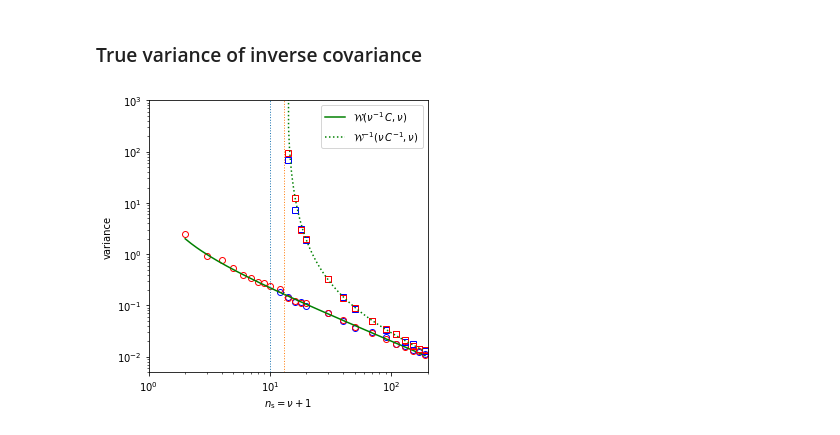
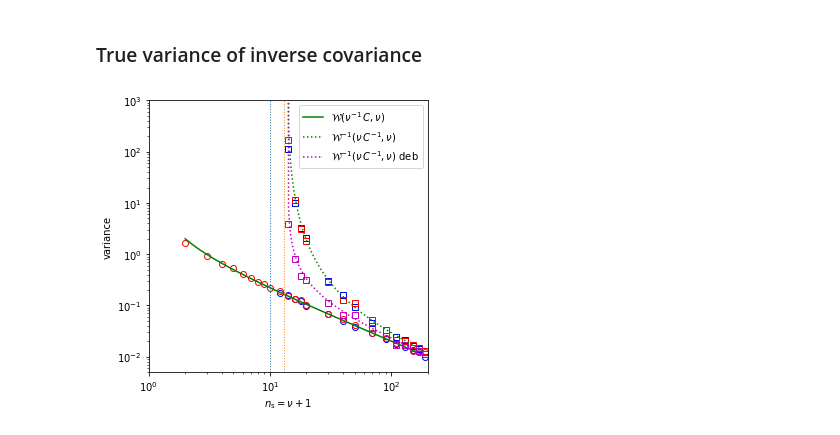
Before and after one commit to emilleishida/CorrMatrix_ABC, a Jupyter notebook: scripts/cov_matrix_definition/wishart.ipynb, the cells around one changed output. Cells and saved outputs as stored; diff of their text form; code cells hidden in the pictures.

Commit message:
Wishart plot

```diff
--- a/scripts/cov_matrix_definition/wishart.ipynb
+++ b/scripts/cov_matrix_definition/wishart.ipynb
@@ -221,27 +221,31 @@ var_mw  = np.ma.masked_array(var_w, mask=mask_w)
 # %% [markdown]
 ### Numerical variance of inverse covariance
 # %%
-var_inv_c   = []
-var_inv_w   = []
+var_inv_c     = []
+var_inv_deb_c = []
+var_inv_w     = []
 mask_c = []
 mask_w  = []
 for n_S in n_S_arr:
 
     if n_S > n_D:
         cij = []
+        cij_deb = []
         for r in range(n_R):
             c = get_cov_ML(cov, n_S)
             # No de-biasing here
             psi = np.linalg.inv(c)
             cij.append(psi[i][j])
+            cij_deb.append(psi[i][j] * (n_S - n_D - 2) / (n_S - 1))
 
         var_inv_c.append(np.var(cij))
+        var_inv_deb_c.append(np.var(cij_deb))
         mask_c.append(0)
     else:
         var_inv_c.append(-1)
+        var_inv_deb_c.append(-1)
         mask_c.append(1)
 
-    #df = n_S - n_D - 2
     df = n_S - 1
     if df > n_D:
         wij = []
@@ -257,6 +261,5 @@ for n_S in n_S_arr:
         mask_w.append(1)
 
 var_inv_mc  = np.ma.masked_array(var_inv_c, mask=mask_c)
+var_inv_deb_mc = np.ma.masked_array(var_inv_deb_c, mask=mask_c)
 var_inv_mw  = np.ma.masked_array(var_inv_w, mask=mask_w)
-print(var_inv_mc[12:16])
-print(var_inv_mw[12:16])
@@ -276,37 +274,43 @@ for n_S in n_S_fine:
 ### True variance of inverse covariance
 # %%
 var_inv_tr  = []
+var_inv_deb_tr = []
 mask = []
 for n_S in n_S_fine:
     if n_S > n_D + 4:
         var_inv_tr.append(2 / (n_S - n_D - 2)**2 / (n_S - n_D - 4) * (n_S - 1)**2 * cov_inv[i][i]**2)
+        var_inv_deb_tr.append(2 / (n_S - n_D - 4) * cov_inv[i][i]**2)
         mask.append(0)
     else:
         var_inv_tr.append(-1)
+        var_inv_deb_tr.append(-1)
         mask.append(1)
 var_inv_trw  = np.ma.masked_array(var_inv_tr, mask=mask)
+var_inv_deb_trw  = np.ma.masked_array(var_inv_deb_tr, mask=mask)
 # %%
 plt.figure(figsize=(5,5))
 plt.plot(n_S_arr, var_mw, 'bo', mfc='none')
 plt.plot(n_S_arr, var_c, 'ro', mfc='none')
 plt.plot(n_S_fine, var_tr, 'g', label='${\\cal W}(\\nu^{-1} \, C, \\nu)$')
 
 plt.plot(n_S_arr, var_inv_mw, 'bs', mfc='none')
 plt.plot(n_S_arr, var_inv_mc, 'rs', mfc='none')
+plt.plot(n_S_arr, var_inv_deb_mc, 'ms', mfc='none')
 plt.plot(n_S_fine, var_inv_tr, 'g:', label='${\\cal W}^{-1}(\\nu \, C^{-1}, \\nu)$')
+plt.plot(n_S_fine, var_inv_deb_tr, 'm:', label='${\\cal W}^{-1}(\\nu \, C^{-1}, \\nu)$ deb')
 plt.xlabel('$n_{\\rm s} = \\nu + 1$')
 plt.ylabel('variance')
 ax = plt.subplot(1, 1, 1)
 ax.set_xscale('log')
 ax.set_yscale('log')
 plt.xlim(1, 20*n_D)
 plt.ylim(5e-3, 1e3)
 ylim = plt.ylim()
 plt.legend(loc='best')
 plt.plot([n_D, n_D], ylim, ':', linewidth=1)
 plt.plot([n_D+3, n_D+3], ylim, ':', linewidth=1)
 plt.axes().set_aspect('auto')
 plt.savefig('W.pdf')
 plt.show()
 # %% [output]
-[figure, old version]
+[figure, new version]
```
Also changed, not shown: parts of 8 cells of this notebook, 1 other file.
